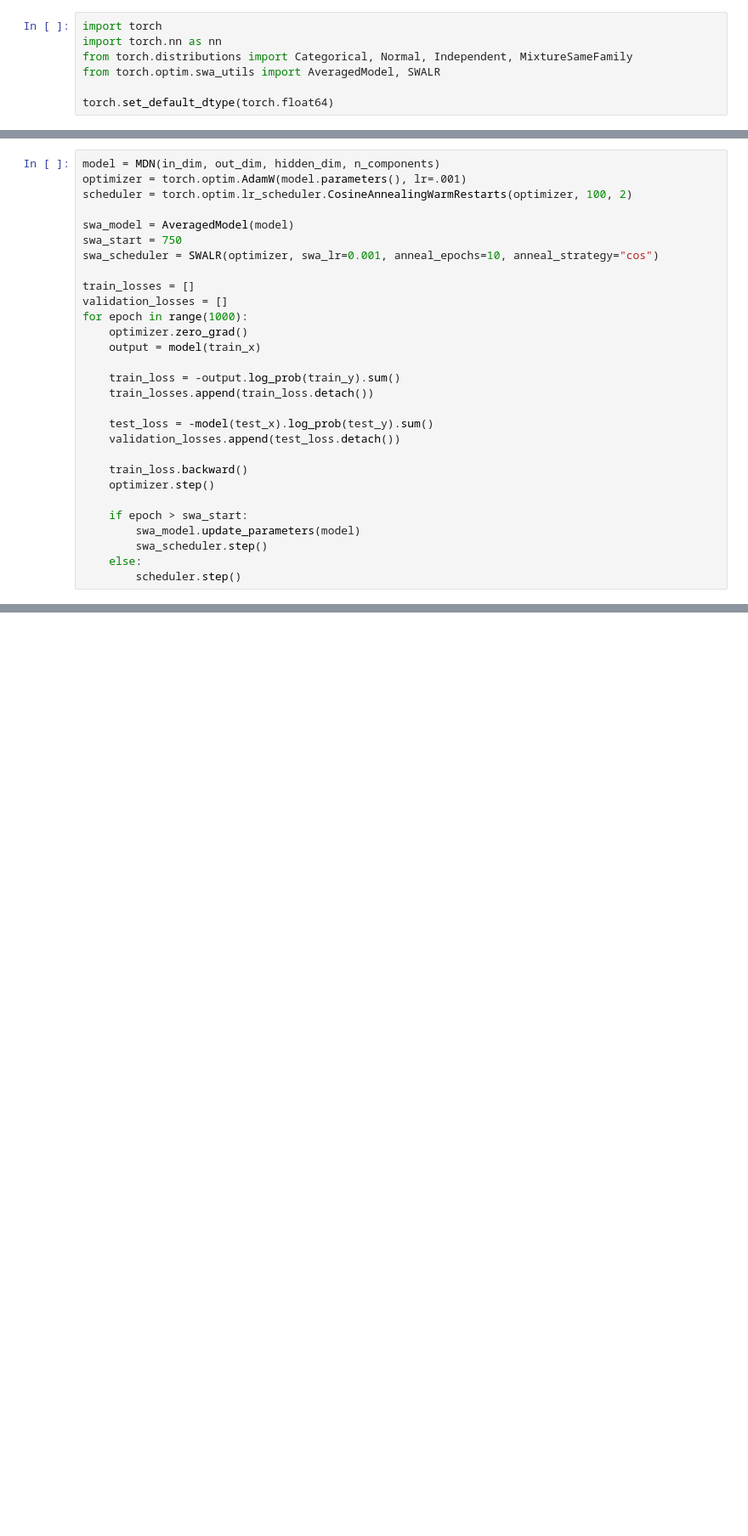
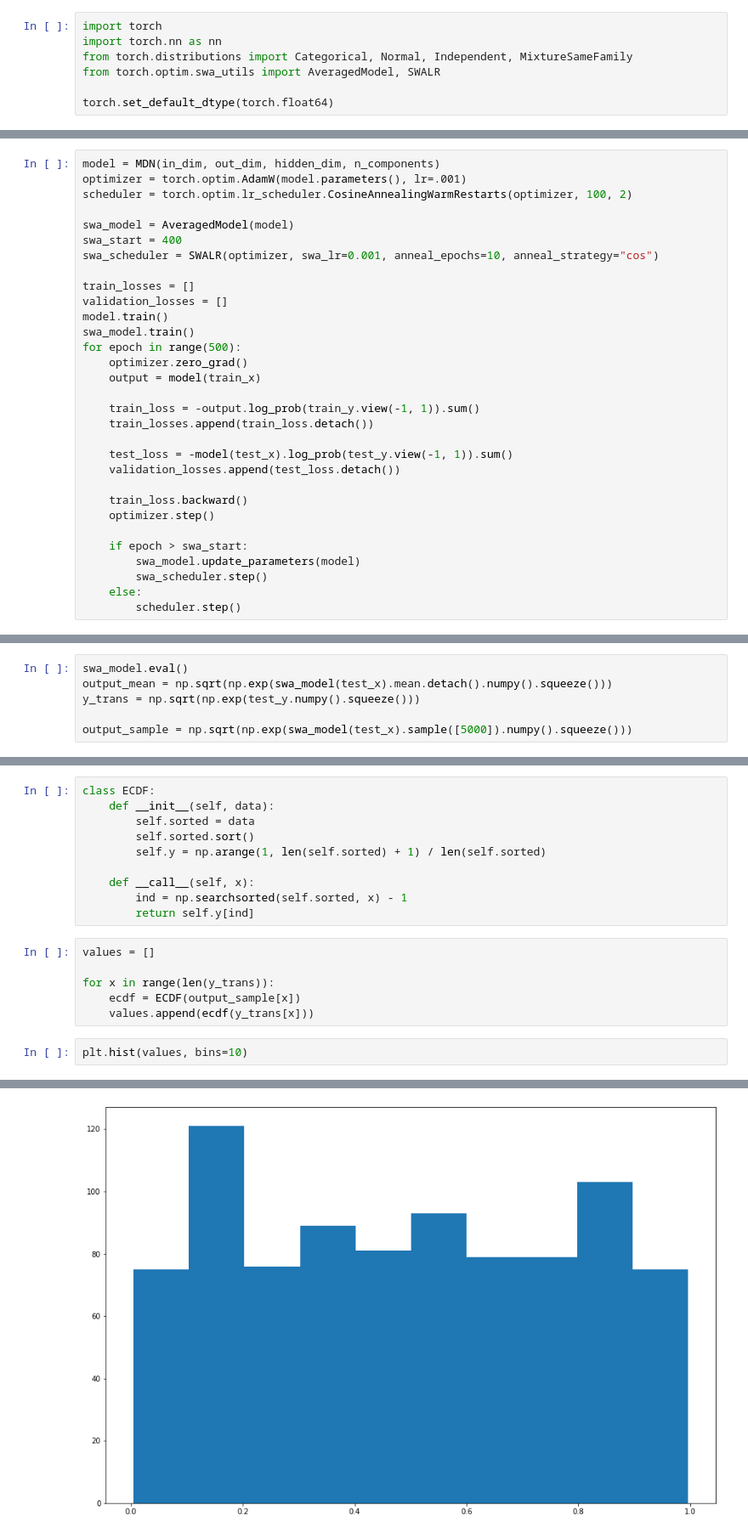
Before and after one commit to eadains/SystemsTrading, a Jupyter notebook: mdn_vol.ipynb, the cells around one changed output, grey strips where cells are left out. Shown at 85% size. Cells and saved outputs as stored; diff of their text form; blank space fills up the shorter version.

```diff
--- a/mdn_vol.ipynb
+++ b/mdn_vol.ipynb
@@ -115,19 +129,21 @@ optimizer = torch.optim.AdamW(model.parameters(), lr=.001)
 scheduler = torch.optim.lr_scheduler.CosineAnnealingWarmRestarts(optimizer, 100, 2)
 
 swa_model = AveragedModel(model)
-swa_start = 750
+swa_start = 400
 swa_scheduler = SWALR(optimizer, swa_lr=0.001, anneal_epochs=10, anneal_strategy="cos")
 
 train_losses = []
 validation_losses = []
-for epoch in range(1000):
+model.train()
+swa_model.train()
+for epoch in range(500):
     optimizer.zero_grad()
     output = model(train_x)
 
-    train_loss = -output.log_prob(train_y).sum()
+    train_loss = -output.log_prob(train_y.view(-1, 1)).sum()
     train_losses.append(train_loss.detach())
 
-    test_loss = -model(test_x).log_prob(test_y).sum()
+    test_loss = -model(test_x).log_prob(test_y.view(-1, 1)).sum()
     validation_losses.append(test_loss.detach())
 
     train_loss.backward()
@@ -142,0 +167,6 @@ ValueError: `mixture_distribution component` (10) does not equal `component_dist
+# %%
+swa_model.eval()
+output_mean = np.sqrt(np.exp(swa_model(test_x).mean.detach().numpy().squeeze()))
+y_trans = np.sqrt(np.exp(test_y.numpy().squeeze()))
+
+output_sample = np.sqrt(np.exp(swa_model(test_x).sample([5000]).numpy().squeeze()))
@@ -142,0 +199,19 @@ ValueError: `mixture_distribution component` (10) does not equal `component_dist
+# %%
+class ECDF:
+    def __init__(self, data):
+        self.sorted = data
+        self.sorted.sort()
+        self.y = np.arange(1, len(self.sorted) + 1) / len(self.sorted)
+
+    def __call__(self, x):
+        ind = np.searchsorted(self.sorted, x) - 1
+        return self.y[ind]
+# %%
+values = []
+
+for x in range(len(y_trans)):
+    ecdf = ECDF(output_sample[x])
+    values.append(ecdf(y_trans[x]))
+# %%
+plt.hist(values, bins=10)
+# %% [output]
@@ -142,0 +223 @@ ValueError: `mixture_distribution component` (10) does not equal `component_dist
+[figure, added]
```
Also changed, not shown: parts of 25 cells of this notebook, 1 other file.
